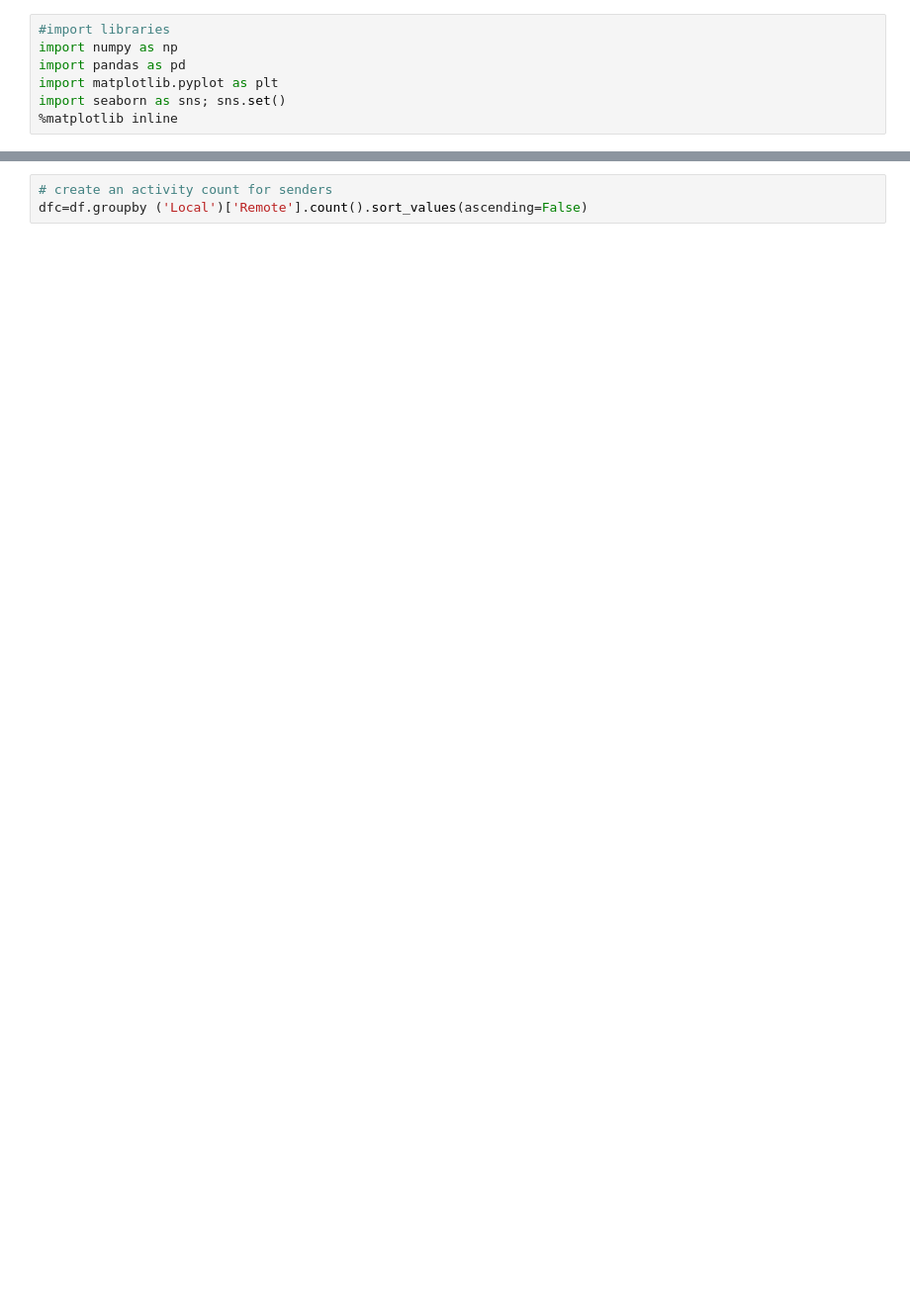
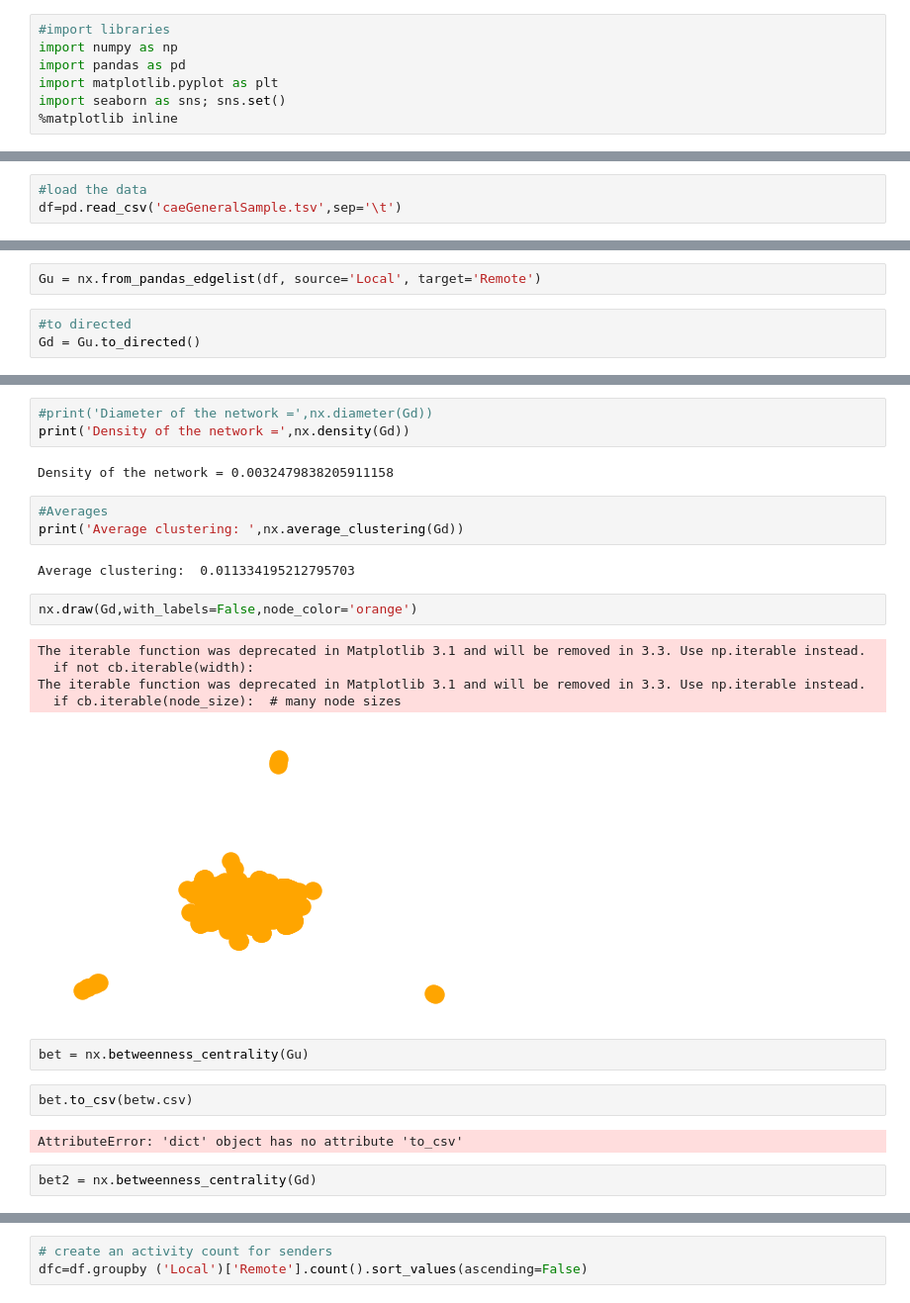
Before and after one commit to suacalis/People-Analytics, a Jupyter notebook: cae-count.ipynb, the cells around one changed output, grey strips where cells are left out. Shown at 99% size. Cells and saved outputs as stored; diff of their text form; blank space fills up the shorter version.

```diff
--- a/cae-count.ipynb
+++ b/cae-count.ipynb
@@ -26,0 +8,3 @@ diversity = div2[div2['ncs'] > 38]
+# %%
+#load the data
+df=pd.read_csv('caeGeneralSample.tsv',sep='\t')
@@ -26,0 +49,5 @@ diversity = div2[div2['ncs'] > 38]
+# %%
+Gu = nx.from_pandas_edgelist(df, source='Local', target='Remote')
+# %%
+#to directed
+Gd = Gu.to_directed()
@@ -26,0 +64,26 @@ diversity = div2[div2['ncs'] > 38]
+# %%
+#print('Diameter of the network =',nx.diameter(Gd))
+print('Density of the network =',nx.density(Gd))
+# %% [output]
+Density of the network = 0.0032479838205911158
+# %%
+#Averages
+print('Average clustering: ',nx.average_clustering(Gd))
+# %% [output]
+Average clustering:  0.011334195212795703
+# %%
+nx.draw(Gd,with_labels=False,node_color='orange')
+# %% [output]
+The iterable function was deprecated in Matplotlib 3.1 and will be removed in 3.3. Use np.iterable instead.
+  if not cb.iterable(width):
+The iterable function was deprecated in Matplotlib 3.1 and will be removed in 3.3. Use np.iterable instead.
+  if cb.iterable(node_size):  # many node sizes
+[figure, added]
+# %%
+bet = nx.betweenness_centrality(Gu)
+# %%
+bet.to_csv(betw.csv)
+# %% [output]
+AttributeError: 'dict' object has no attribute 'to_csv'
+# %%
+bet2 = nx.betweenness_centrality(Gd)
```
Also changed, not shown: parts of 40 cells of this notebook, 11 other files.
